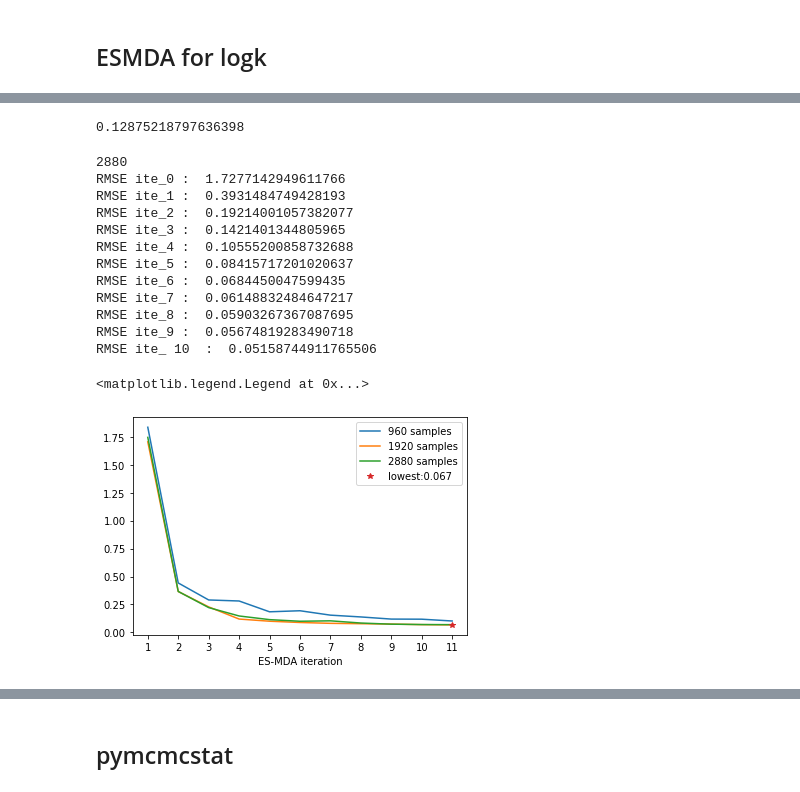
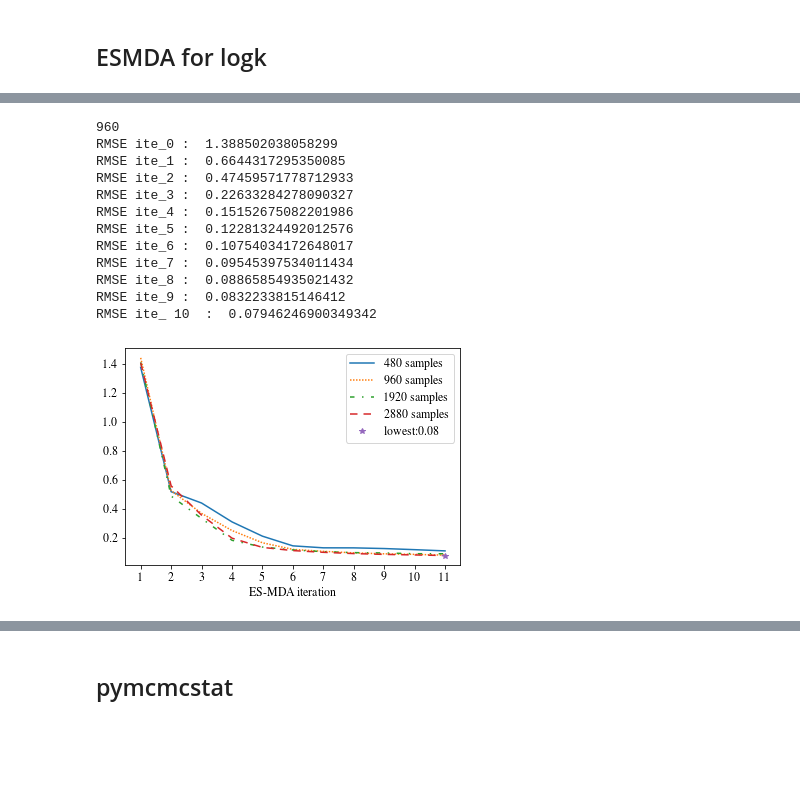
Before and after one commit to ZitongZhou/react_inverse, a Jupyter notebook: ILUES_surrogate.ipynb, the cells around one changed output, grey strips where cells are left out. Drawn from its saved outputs; the diff is of its cells as text; code cells hidden in the pictures; blank space fills up the shorter version.

```diff
--- a/ILUES_surrogate.ipynb
+++ b/ILUES_surrogate.ipynb
@@ -1136,0 +1310,17 @@ del x,y,log_K,y_prev
+# %%
+fig, ax = plt.subplots()
+ite = np.arange(1, Na+2)
+ne = [480, 960, 960*2, 960*3]#, 960*4]
+dashes_choices = [
+  [],[1,1],[3,5,1, 5],[5, 4], [5, 1], [3, 1, 1, 1, 1, 1]
+  ]
+colors = ['tab:blue', 'tab:orange', 'tab:green', 'tab:red',
+          'tab:purple', 'tab:brown','tab:pink',
+          'tab:gray', 'tab:olive', 'tab:cyan']
+for i in range(len(ne)):
+    ax.plot(ite, mean_error[i,:], label=str(ne[i])+' samples', dashes=dashes_choices[i],color=colors[i],)
+ax.set_xlabel('ES-MDA iteration')
+ax.set_xticks(ite)
+ax.plot(ite[-1], mean_error.min(), '*', label='lowest:'+str(np.round(mean_error.min(),3)), color=colors[i+1])
+ax.legend()
+fig.savefig('/content/drive/MyDrive/react_inverse/ESMDA/esmda_err_ens_kd_source.pdf')
@@ -1284,13 +1558,6 @@ def ES_MDA(num_ens,m_ens,Z,prod_ens,alpha,CD,corr,numsave=2):
     ya = yf + (np.dot(K,(d_obs-df)))
     m_ens = ya
     return m_ens.T # tranform back to (Num_ens,Num_nodes)
-# %%
-# real_latent_z
-obs_real = forward_batch(real_latent_z)
-# obs_real.shape
-np.sqrt(np.mean(( obs_real - meas_data_6.flatten())**2))
-# %% [output]
-0.12875218797636398
 # %%
 Na=10
 Alpha=np.array([Na for _ in range(Na)])
@@ -1298,12 +1565,12 @@ Alpha=np.array([Na for _ in range(Na)])
 Num_obs = 144
 meas_data_6 = meas_data[0,:]
 meas_data_6 = meas_data_6.reshape((-1,1))
-#meas_sig #meas_sig
-meas_sig = np.ones(144)*0.01
+meas_sig_6 = np.ones(144)*0.01
 # meas_sig[:144]
-R=np.diag(meas_sig[:144].reshape(-1))
+R=np.diag(meas_sig_6[:144].reshape(-1))
 ns = 924
-ens_choices = [960*3]
+np.random.seed(888)
+ens_choices = [960]#[480, 960, 960*2, 960*3]
 mean_error = np.zeros((len(ens_choices), Na+1))
 # all_error = np.zeros((480, Na+1))
 for i, Num_ens in enumerate(ens_choices):
@@ -1333,32 +1600,37 @@ for i, Num_ens in enumerate(ens_choices):
     # KS_ini = np.repeat(s[best_ind,:,-1].reshape((1,-1)), Num_ens, axis=0) + np.random.randn(Num_ens,ns)
 # savemat('results_esmda.mat',{'s':s})
 # %% [output]
-2880
-RMSE ite_0 :  1.7277142949611766
-RMSE ite_1 :  0.3931484749428193
-RMSE ite_2 :  0.19214001057382077
-RMSE ite_3 :  0.1421401344805965
-RMSE ite_4 :  0.10555200858732688
-RMSE ite_5 :  0.08415717201020637
-RMSE ite_6 :  0.0684450047599435
-RMSE ite_7 :  0.06148832484647217
-RMSE ite_8 :  0.05903267367087695
-RMSE ite_9 :  0.05674819283490718
-RMSE ite_ 10  :  0.05158744911765506
+960
+RMSE ite_0 :  1.388502038058299
+RMSE ite_1 :  0.6644317295350085
+RMSE ite_2 :  0.47459571778712933
+RMSE ite_3 :  0.22633284278090327
+RMSE ite_4 :  0.15152675082201986
+RMSE ite_5 :  0.12281324492012576
+RMSE ite_6 :  0.10754034172648017
+RMSE ite_7 :  0.09545397534011434
+RMSE ite_8 :  0.08865854935021432
+RMSE ite_9 :  0.0832233815146412
+RMSE ite_ 10  :  0.07946246900349342
 # %%
 fig, ax = plt.subplots()
 ite = np.arange(1, Na+2)
-ne = [960, 960*2, 960*3]
-ax.plot(ite, mean_error[0,:], label=str(ne[0])+' samples')
+ne = [480, 960, 960*2, 960*3]
+dashes_choices = [
+  [],[1,1],[3,5,1, 5],[5, 4], [5, 1], [3, 1, 1, 1, 1, 1]
+  ]
+colors = ['tab:blue', 'tab:orange', 'tab:green', 'tab:red',
+          'tab:purple', 'tab:brown','tab:pink',
+          'tab:gray', 'tab:olive', 'tab:cyan']
+for i in range(len(ne)):
+    ax.plot(ite, mean_error[i,:], label=str(ne[i])+' samples', dashes=dashes_choices[i],color=colors[i],)
 ax.set_xlabel('ES-MDA iteration')
 ax.set_xticks(ite)
-ax.plot(ite, mean_error[1,:], label=str(ne[1])+' samples')
-ax.plot(ite, mean_error[2,:], label=str(ne[2])+' samples')
-ax.plot(ite[-1], mean_error.min(), '*', label='lowest:'+str(np.round(mean_error.min(),3)))
+ax.plot(ite[-1], mean_error.min(), '*', label='lowest:'+str(np.round(mean_error.min(),3)), color=colors[i+1])
 ax.legend()
+fig.savefig('/content/drive/MyDrive/react_inverse/ESMDA/esmda_err_ens_kd.pdf')
 # %% [output]
-<matplotlib.legend.Legend at 0x...>
-[figure, old version]
+[figure, new version]
 # %%
 fig, axs = plt.subplots(2,2,figsize=(10,7))
 axs = axs.flat
```
Also changed, not shown: parts of 48 cells of this notebook.
